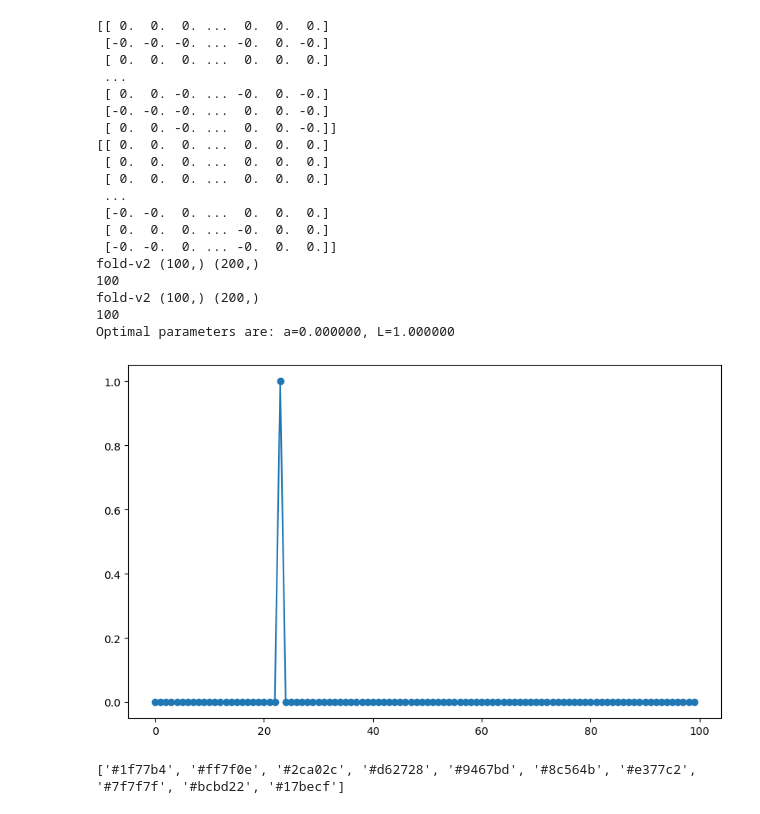
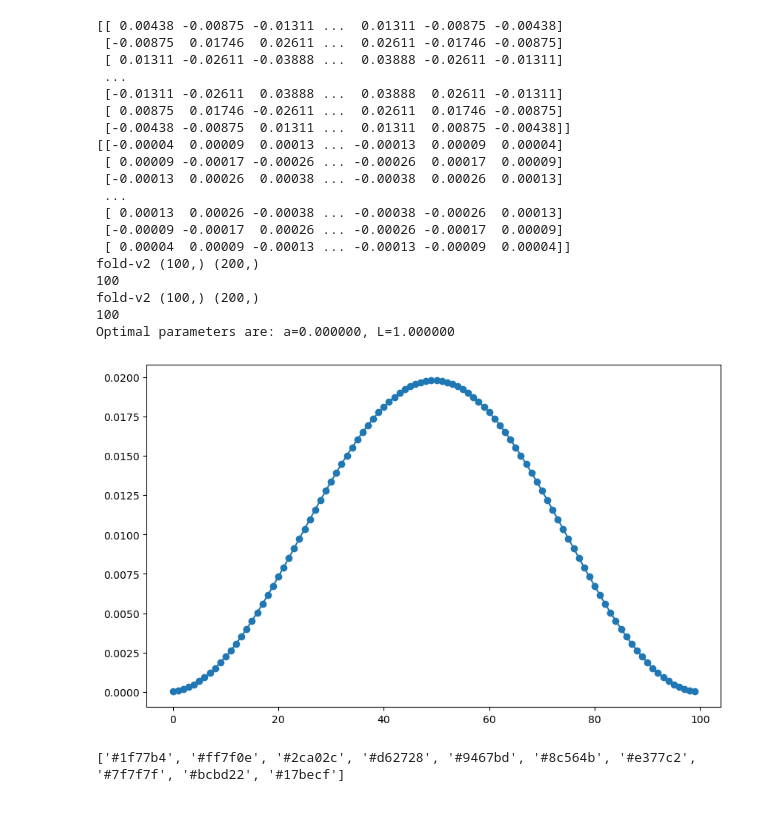
Before and after one commit to ofeypolv/dipbec, a Jupyter notebook: runs.ipynb, the cells around one changed output. Drawn from its saved outputs; the diff is of its cells as text; code cells hidden in the pictures.

```diff
--- a/runs.ipynb
+++ b/runs.ipynb
@@ -15,9 +15,9 @@ from scipy.optimize import curve_fit
 Ntubes = 100
 kx = 10
 Uc = 1.0
-Ud = 0.0
+Ud = 0.5
 Ndisr = 100
-sigma = 0.1
+sigma = 0.0
 
 nb = np.random.uniform(1-sigma, 1+sigma, Ntubes)
 
@@ -29,46 +29,46 @@ val,U,V = run1.BogUV(nb)
 #print(val)
 np.set_printoptions(precision=5, suppress=True)
 #print(U.shape)
 #print(V.shape)
 print(U)
 print(V)
 
 def func(x, a, L):
     return a * np.exp(x/L)
 
 xdata = range(len(run1.wfLowestState()))
 print(len(xdata))
 ydata = run1.wfLowestState()
 print(len(ydata))
 
 popt, pcov = curve_fit(func, xdata, ydata)
 # Print the optimal parameters a, L
 print("Optimal parameters are: a=%f, L=%f" % (popt[0], popt[1]))
 
 plt.figure(figsize=(10,6))
 plt.plot(xdata, ydata, marker='o')
 plt.show()
 # %% [output]
-[[ 0.  0.  0. ...  0.  0.  0.]
- [-0. -0. -0. ... -0.  0. -0.]
- [ 0.  0.  0. ...  0.  0.  0.]
+[[ 0.00438 -0.00875 -0.01311 ...  0.01311 -0.00875 -0.00438]
+ [-0.00875  0.01746  0.02611 ...  0.02611 -0.01746 -0.00875]
+ [ 0.01311 -0.02611 -0.03888 ...  0.03888 -0.02611 -0.01311]
  ...
- [ 0.  0. -0. ... -0.  0. -0.]
- [-0. -0. -0. ...  0.  0. -0.]
- [ 0.  0. -0. ...  0.  0. -0.]]
-[[ 0.  0.  0. ...  0.  0.  0.]
- [ 0.  0.  0. ...  0.  0.  0.]
- [ 0.  0.  0. ...  0.  0.  0.]
+ [-0.01311 -0.02611  0.03888 ...  0.03888  0.02611 -0.01311]
+ [ 0.00875  0.01746 -0.02611 ...  0.02611  0.01746 -0.00875]
+ [-0.00438 -0.00875  0.01311 ...  0.01311  0.00875 -0.00438]]
+[[-0.00004  0.00009  0.00013 ... -0.00013  0.00009  0.00004]
+ [ 0.00009 -0.00017 -0.00026 ... -0.00026  0.00017  0.00009]
+ [-0.00013  0.00026  0.00038 ... -0.00038  0.00026  0.00013]
  ...
- [-0. -0.  0. ...  0.  0.  0.]
- [ 0.  0.  0. ... -0.  0.  0.]
- [-0. -0.  0. ... -0.  0.  0.]]
+ [ 0.00013  0.00026 -0.00038 ... -0.00038 -0.00026  0.00013]
+ [-0.00009 -0.00017  0.00026 ... -0.00026 -0.00017  0.00009]
+ [ 0.00004  0.00009 -0.00013 ... -0.00013 -0.00009  0.00004]]
 fold-v2 (100,) (200,)
 100
 fold-v2 (100,) (200,)
 100
 Optimal parameters are: a=0.000000, L=1.000000
-[figure, old version]
+[figure, new version]
 # %%
 # now we would like to make fancy plots
 # %%
```
Also changed, not shown: parts of 5 cells of this notebook, 6 other files.
